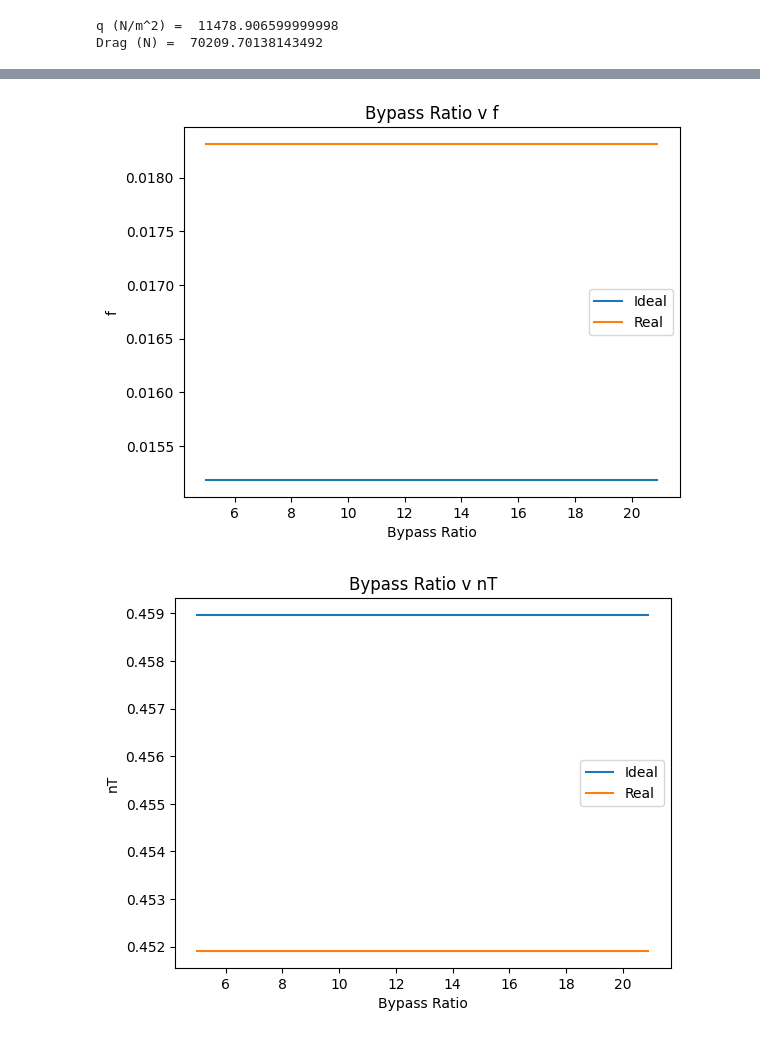
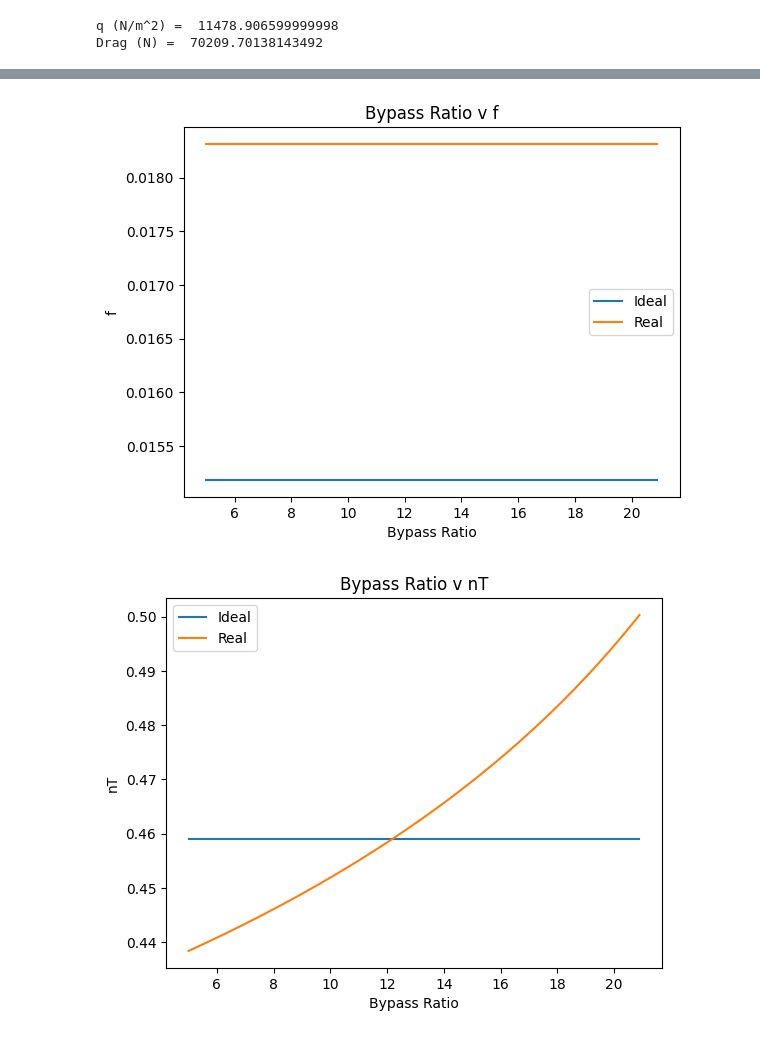
Before and after one commit to kavourbm/AEEM4063-Team15, a Jupyter notebook: Part B.ipynb, the cells around one changed output, grey strips where cells are left out. Cells and saved outputs as stored; diff of their text form; code cells hidden in the pictures.

Commit message:
fixed bpr, charts!

```diff
--- a/Part B.ipynb
+++ b/Part B.ipynb
@@ -215,7 +215,6 @@ def EngineReal(bypass,fpr,cpr):
     To45 = To4-((cpa/(mecheff*cpg))*(To3-To13))
 
     # mass flow rates
-    B = 10
     F = D
     R = 287
     C_a = M_0*np.sqrt(gamma*R*T1)
@@ -224,7 +223,7 @@ def EngineReal(bypass,fpr,cpr):
     #mdot = F/(B/(B+1)*C_c+1/(B+1)*C_h-C_a)
     #mdot_h = mdot/(B+1)
     #modt_c = mdot*B/(B+1)
-    mdot_mdoth = B+1
+    mdot_mdoth = bypass+1
 
     # LPT
 
@@ -299,7 +298,7 @@ bypassratios = np.arange(5,21,0.1)
 
 it = 0
 
-names = np.array(['F/m_o','TSFC','f','nT','nP','nO'])
+names = np.array(['F m_o','TSFC','f','nT','nP','nO'])
 
 while it < 6:
     plt.plot(bypassratios,bypassvariedresultsideal[:,it],'-',bypassratios,bypassvariedresultsreal[:,it],'-')
@@ -307,6 +306,7 @@ while it < 6:
     plt.ylabel(names[it])
     plt.legend(['Ideal','Real'])
     plt.title('Bypass Ratio v '+names[it])
+    plt.savefig("bpratiov"+names[it]+".png")
     plt.show()
 
     it += 1
@@ -316,2 +316,2 @@ while it < 6:
 [figure]
-[figure, old version]
+[figure, new version]
```
Also changed, not shown: parts of 3 cells of this notebook, 18 other files.
